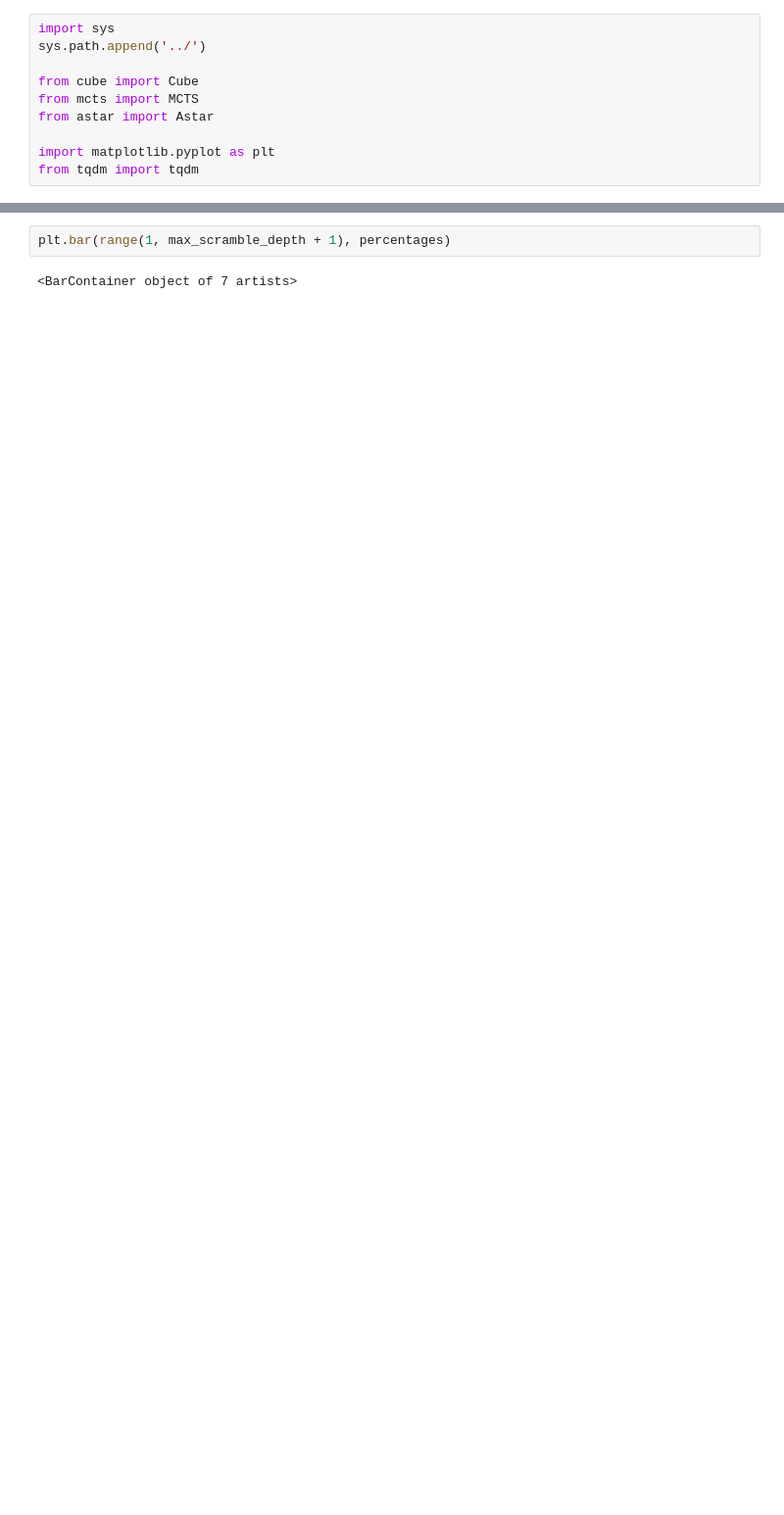
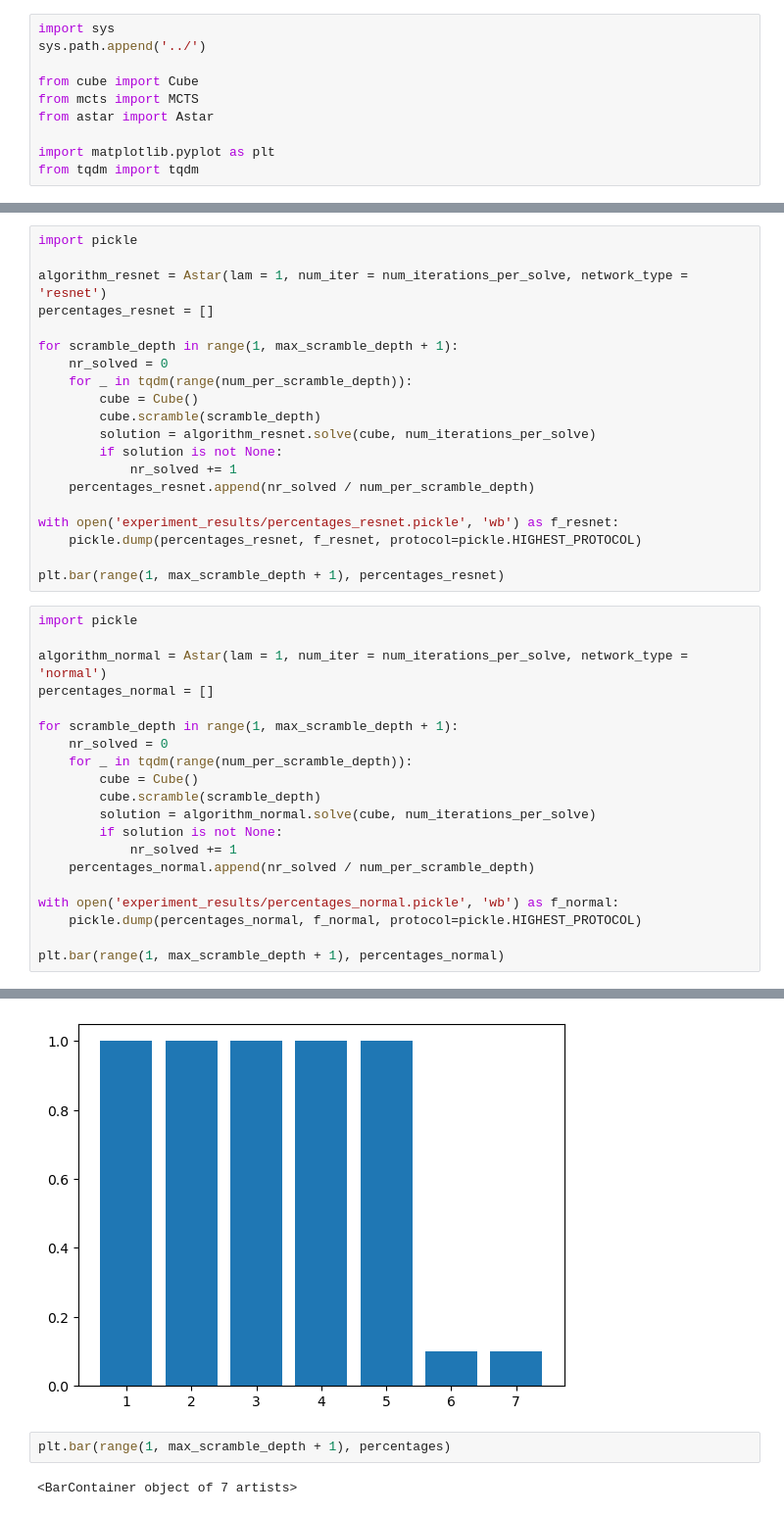
Before and after one commit to RaySteak/deep-qube, a Jupyter notebook: deepcube/percentage_solved.ipynb, the cells around one changed output, grey strips where cells are left out. Shown: that part at 98% size. Cells and saved outputs as stored; diff of their text form; blank space fills up the shorter version.

```diff
--- a/deepcube/percentage_solved.ipynb
+++ b/deepcube/percentage_solved.ipynb
@@ -30,0 +58,41 @@ for scramble_depth in range(1, max_scramble_depth + 1):
+# %%
+import pickle
+
+algorithm_resnet = Astar(lam = 1, num_iter = num_iterations_per_solve, network_type = 'resnet')
+percentages_resnet = []
+
+for scramble_depth in range(1, max_scramble_depth + 1):
+    nr_solved = 0
+    for _ in tqdm(range(num_per_scramble_depth)):
+        cube = Cube()
+        cube.scramble(scramble_depth)
+        solution = algorithm_resnet.solve(cube, num_iterations_per_solve)
+        if solution is not None:
+            nr_solved += 1
+    percentages_resnet.append(nr_solved / num_per_scramble_depth)
+
+with open('experiment_results/percentages_resnet.pickle', 'wb') as f_resnet:
+    pickle.dump(percentages_resnet, f_resnet, protocol=pickle.HIGHEST_PROTOCOL)
+
+plt.bar(range(1, max_scramble_depth + 1), percentages_resnet)
+# %%
+import pickle
+
+algorithm_normal = Astar(lam = 1, num_iter = num_iterations_per_solve, network_type = 'normal')
+percentages_normal = []
+
+for scramble_depth in range(1, max_scramble_depth + 1):
+    nr_solved = 0
+    for _ in tqdm(range(num_per_scramble_depth)):
+        cube = Cube()
+        cube.scramble(scramble_depth)
+        solution = algorithm_normal.solve(cube, num_iterations_per_solve)
+        if solution is not None:
+            nr_solved += 1
+    percentages_normal.append(nr_solved / num_per_scramble_depth)
+
+with open('experiment_results/percentages_normal.pickle', 'wb') as f_normal:
+    pickle.dump(percentages_normal, f_normal, protocol=pickle.HIGHEST_PROTOCOL)
+
+plt.bar(range(1, max_scramble_depth + 1), percentages_normal)
+# %% [output]
@@ -31,3 +100,4 @@ for scramble_depth in range(1, max_scramble_depth + 1):
+[figure, added]
 # %%
 plt.bar(range(1, max_scramble_depth + 1), percentages)
 # %% [output]
```
Also changed, not shown: parts of 7 cells of this notebook, 6 other files.
